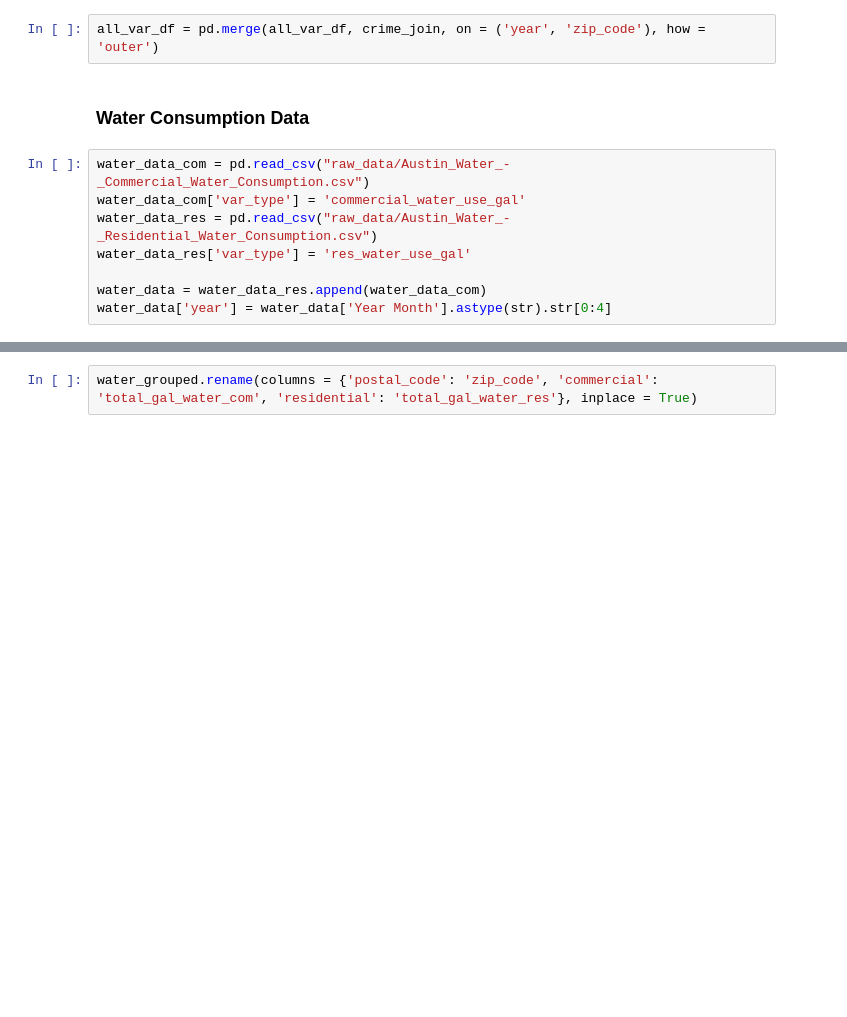
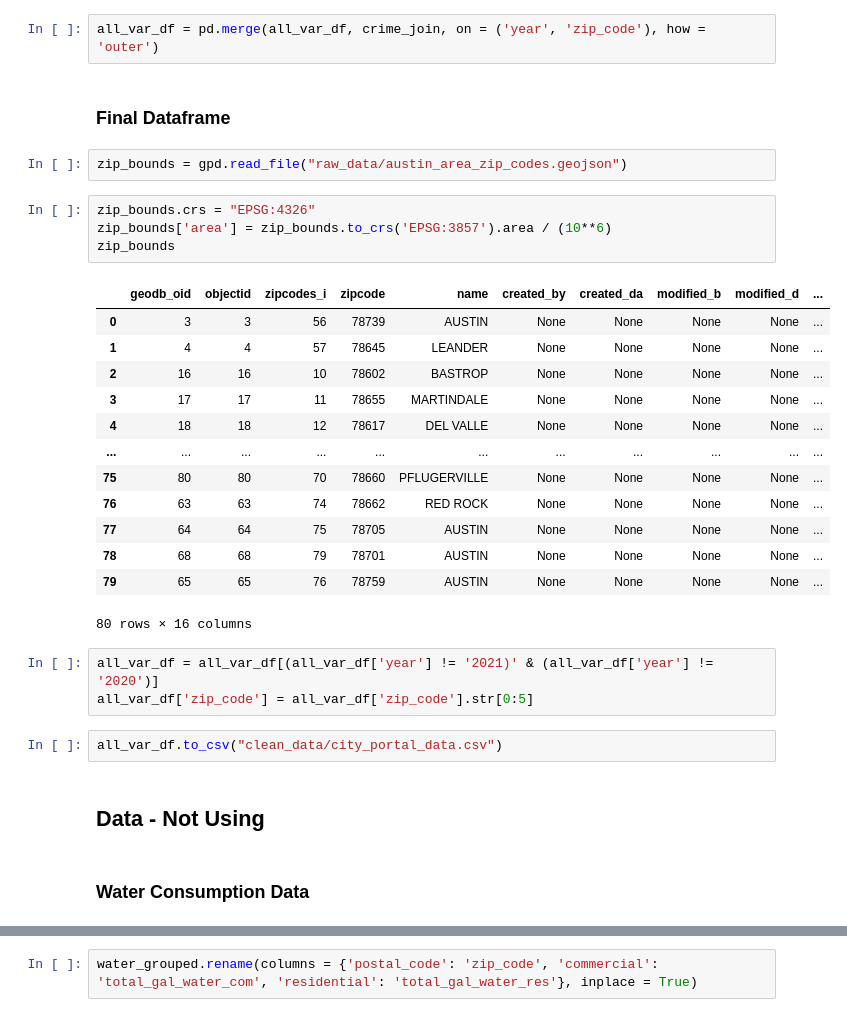
Before and after one commit to catonbrewster1/austin_gentrification, a Jupyter notebook: clean_munge_city.ipynb, the cells around one changed output, grey strips where cells are left out. Saved outputs shown, nothing was run; the diff lists cells and outputs as text; blank space fills up the shorter version.

```diff
--- a/clean_munge_city.ipynb
+++ b/clean_munge_city.ipynb
@@ -150,13 +163,34 @@ crime_join['zip_code'] = crime_join['zip_code'].astype(str)
 crime_join['year'] = crime_join['year'].astype(str)
 # %%
 all_var_df = pd.merge(all_var_df, crime_join, on = ('year', 'zip_code'), how = 'outer')
+# %% [markdown]
+### Final Dataframe
+# %%
+zip_bounds = gpd.read_file("raw_data/austin_area_zip_codes.geojson")
+# %%
+zip_bounds.crs = "EPSG:4326"
+zip_bounds['area'] = zip_bounds.to_crs('EPSG:3857').area / (10**6)
+zip_bounds
+# %% [output]
+|  | geodb_oid | objectid | zipcodes_i | zipcode | name | created_by | created_da | modified_b | modified_d | ... |
+| 0 | 3 | 3 | 56 | 78739 | AUSTIN | None | None | None | None | ... |
+| 1 | 4 | 4 | 57 | 78645 | LEANDER | None | None | None | None | ... |
+| 2 | 16 | 16 | 10 | 78602 | BASTROP | None | None | None | None | ... |
+| 3 | 17 | 17 | 11 | 78655 | MARTINDALE | None | None | None | None | ... |
+| 4 | 18 | 18 | 12 | 78617 | DEL VALLE | None | None | None | None | ... |
+| ... | ... | ... | ... | ... | ... | ... | ... | ... | ... | ... |
+| 75 | 80 | 80 | 70 | 78660 | PFLUGERVILLE | None | None | None | None | ... |
+| 76 | 63 | 63 | 74 | 78662 | RED ROCK | None | None | None | None | ... |
+| 77 | 64 | 64 | 75 | 78705 | AUSTIN | None | None | None | None | ... |
+| 78 | 68 | 68 | 79 | 78701 | AUSTIN | None | None | None | None | ... |
+| 79 | 65 | 65 | 76 | 78759 | AUSTIN | None | None | None | None | ... |
+80 rows × 16 columns
+# %%
+all_var_df = all_var_df[(all_var_df['year'] != '2021)' & (all_var_df['year'] != '2020')]
+all_var_df['zip_code'] = all_var_df['zip_code'].str[0:5]
+# %%
+all_var_df.to_csv("clean_data/city_portal_data.csv")
+# %% [markdown]
+## Data - Not Using
 # %% [markdown]
 ### Water Consumption Data
-# %%
-water_data_com = pd.read_csv("raw_data/Austin_Water_-_Commercial_Water_Consumption.csv")
-water_data_com['var_type'] = 'commercial_water_use_gal'
-water_data_res = pd.read_csv("raw_data/Austin_Water_-_Residential_Water_Consumption.csv")
-water_data_res['var_type'] = 'res_water_use_gal'
-
-water_data = water_data_res.append(water_data_com)
-water_data['year'] = water_data['Year Month'].astype(str).str[0:4]
```
Also changed, not shown: parts of 17 cells of this notebook, 1 other file.
